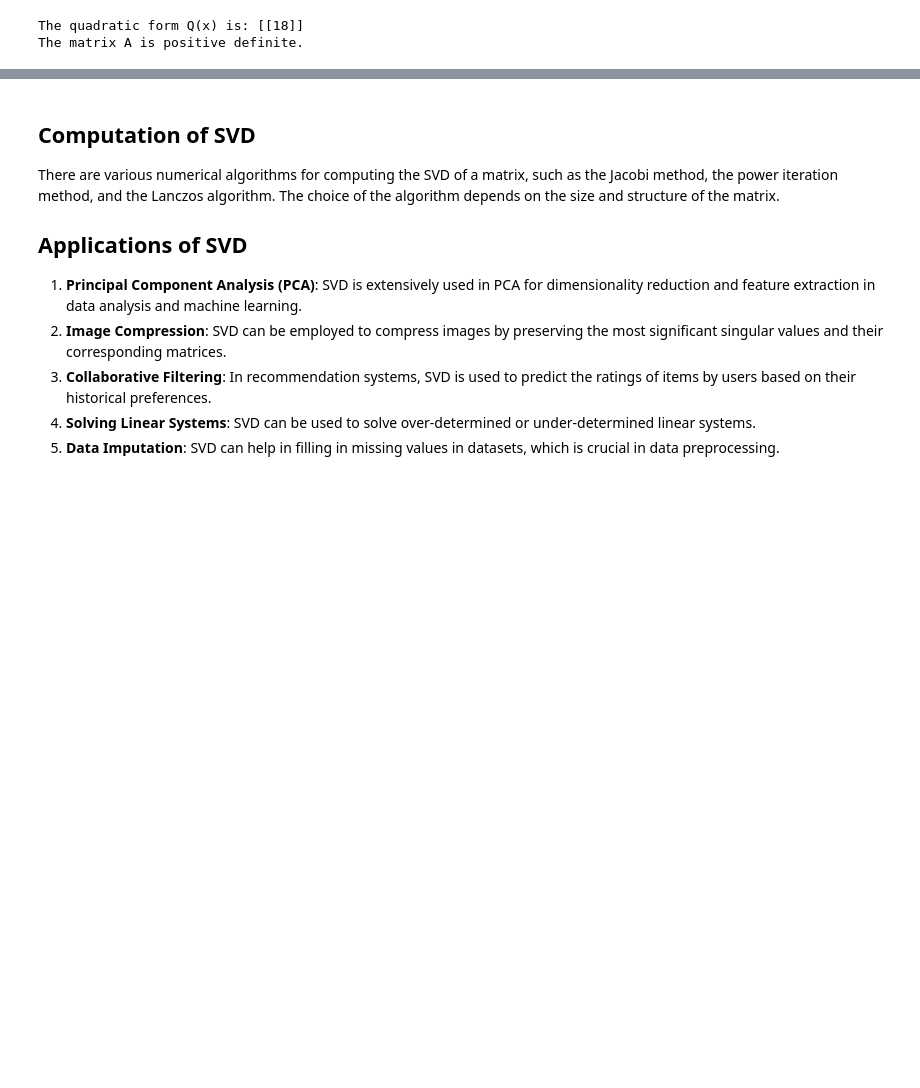
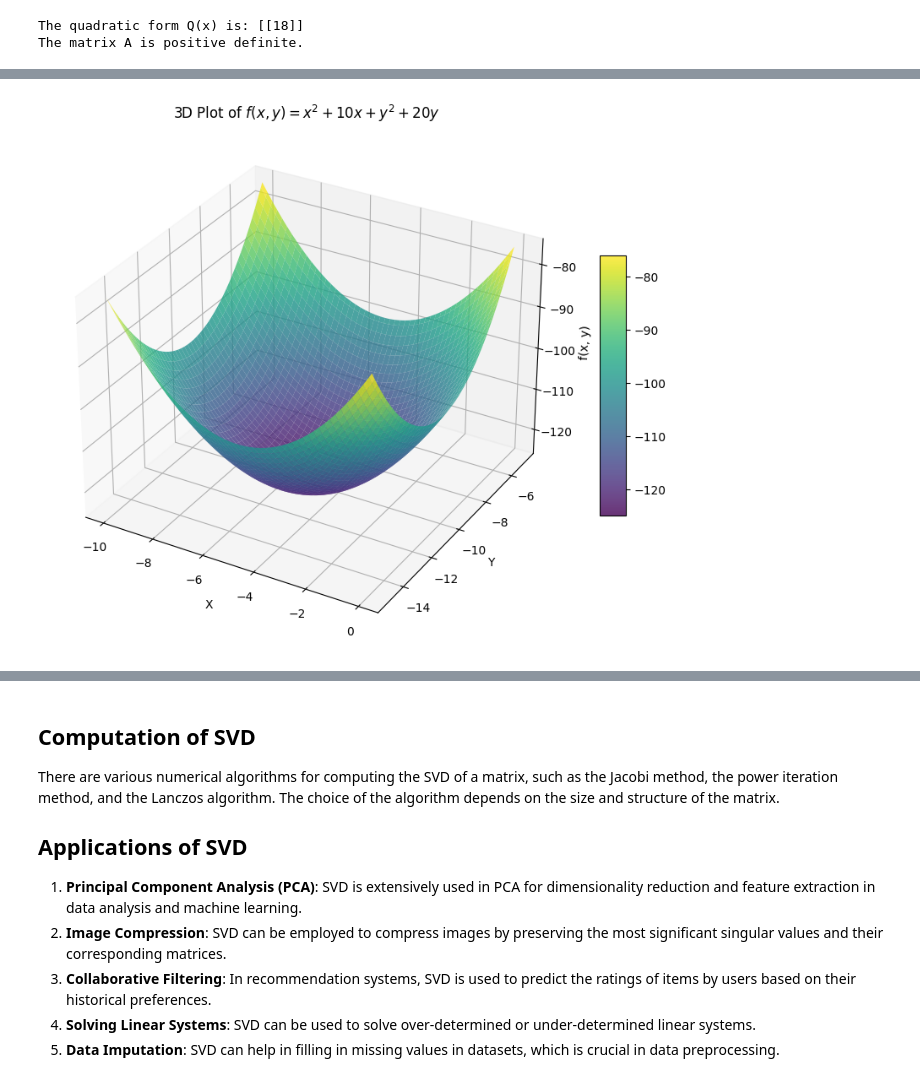
Before and after one commit to nimnathw/linear-algebra-with-python, a Jupyter notebook: linear_algebra_for_ML_I.ipynb, the cells around one changed output, grey strips where cells are left out. Cells and saved outputs as stored; diff of their text form; code cells hidden in the pictures; blank space fills up the shorter version.

```diff
--- a/linear_algebra_for_ML_I.ipynb
+++ b/linear_algebra_for_ML_I.ipynb
@@ -5792,3 +6039,38 @@ The matrix A is positive definite.
+# %%
+import numpy as np
+import matplotlib.pyplot as plt
+from mpl_toolkits.mplot3d import Axes3D
+
+# Define the function
+def f(x, y):
+    return x**2 + 10*x + y**2 + 20*y
+
+# Generate data points
+x = np.linspace(-10, 0, 100)
+y = np.linspace(-15, -5, 100)
+x, y = np.meshgrid(x, y)
+z = f(x, y)
+
+# Create 3D plot
+fig = plt.figure(figsize=(10, 8))
+ax = fig.add_subplot(111, projection='3d')
+
+# Plot the surface
+surf = ax.plot_surface(x, y, z, cmap='viridis', alpha=0.8)
+
+# Add labels and title
+ax.set_xlabel('X')
+ax.set_ylabel('Y')
+ax.set_zlabel('f(x, y)')
+ax.set_title('3D Plot of $f(x, y) = x^2 + 10x + y^2 + 20y$')
+
+# Add a colorbar
+fig.colorbar(surf, ax=ax, shrink=0.5, aspect=10)
+
+# Show the plot
+plt.show()
+# %% [output]
+[figure, added]
 # %% [markdown]
 # Interpretation of Matrix Composition (Multiplication) as Summation of Rank1 Outer-products
 
```
Also changed, not shown: parts of 10 cells of this notebook.
